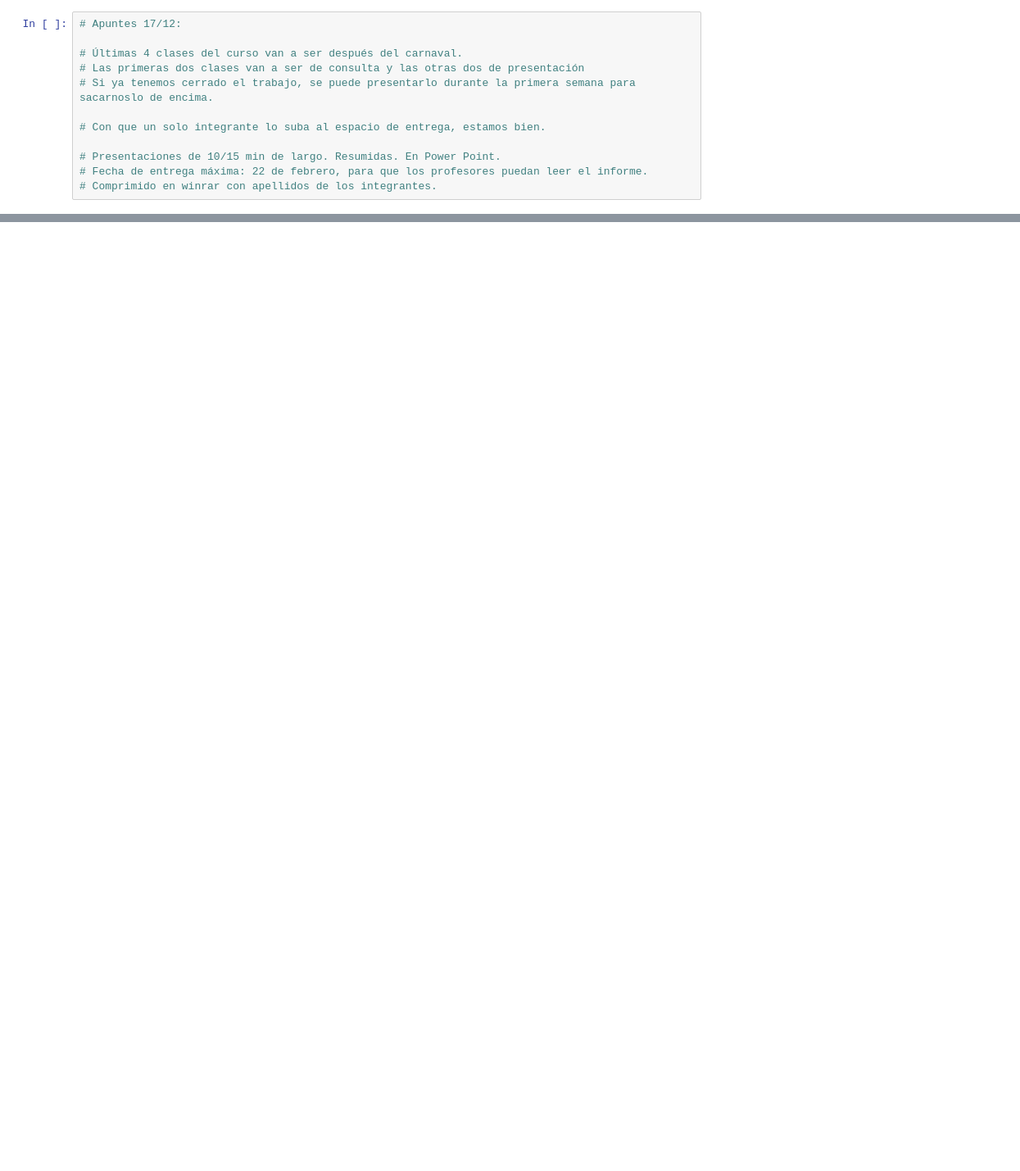
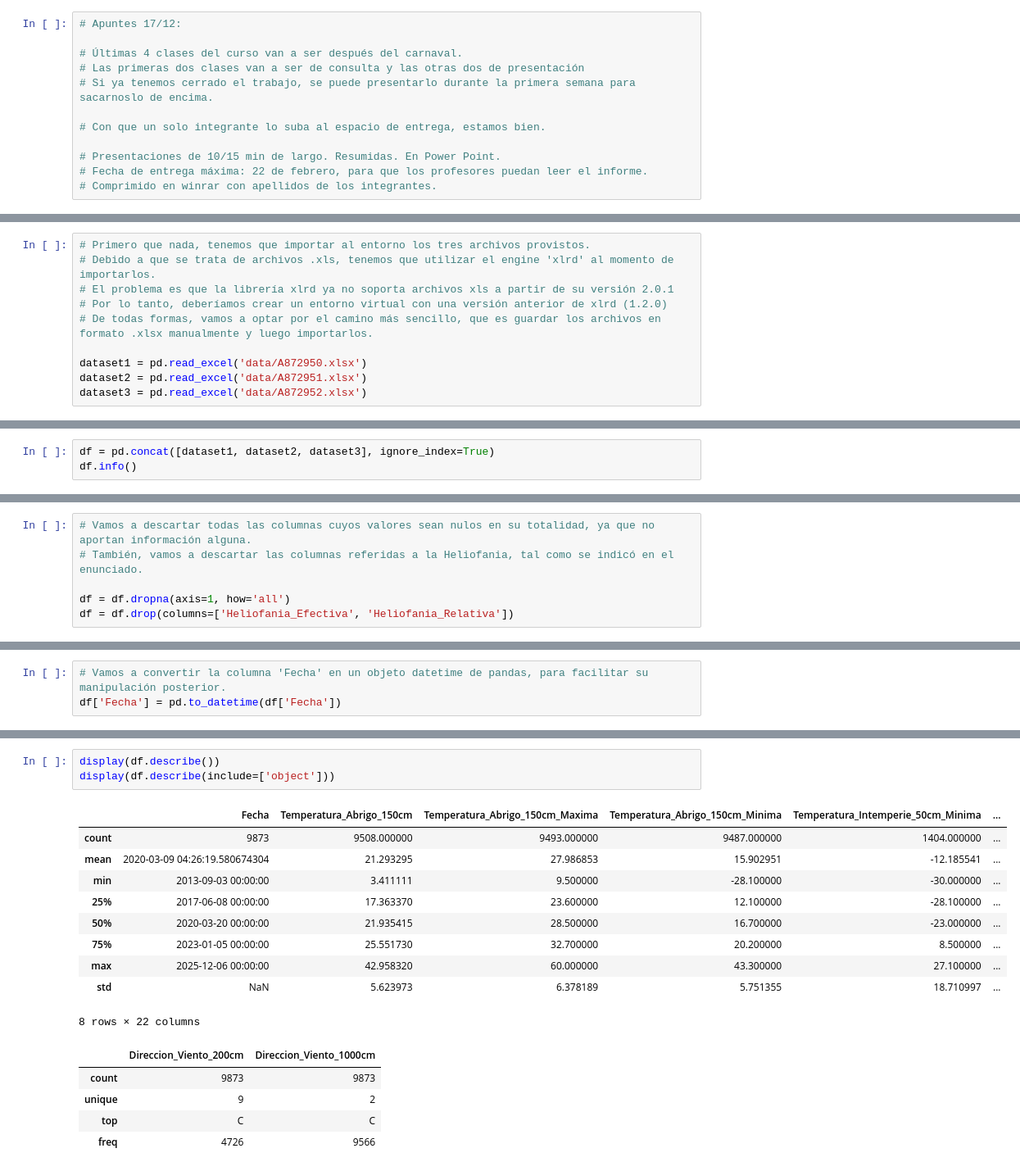
Before and after one commit to cejasmau/tp_aplicaciones, a Jupyter notebook: notebook.ipynb, the cells around one changed output, grey strips where cells are left out. Shown at 82% size. Saved outputs shown, nothing was run; the diff lists cells and outputs as text; blank space fills up the shorter version.

```diff
--- a/notebook.ipynb
+++ b/notebook.ipynb
@@ -60,0 +74,10 @@ learning sobre el dataset provisto por el Sistema de Información y Gestión Agr
+# %%
+# Primero que nada, tenemos que importar al entorno los tres archivos provistos.
+# Debido a que se trata de archivos .xls, tenemos que utilizar el engine 'xlrd' al momento de importarlos.
+# El problema es que la librería xlrd ya no soporta archivos xls a partir de su versión 2.0.1
+# Por lo tanto, deberíamos crear un entorno virtual con una versión anterior de xlrd (1.2.0)
+# De todas formas, vamos a optar por el camino más sencillo, que es guardar los archivos en formato .xlsx manualmente y luego importarlos.
+
+dataset1 = pd.read_excel('data/A872950.xlsx')
+dataset2 = pd.read_excel('data/A872951.xlsx')
+dataset3 = pd.read_excel('data/A872952.xlsx')
@@ -60,0 +118,3 @@ learning sobre el dataset provisto por el Sistema de Información y Gestión Agr
+# %%
+df = pd.concat([dataset1, dataset2, dataset3], ignore_index=True)
+df.info()
@@ -60,0 +139,6 @@ learning sobre el dataset provisto por el Sistema de Información y Gestión Agr
+# %%
+# Vamos a descartar todas las columnas cuyos valores sean nulos en su totalidad, ya que no aportan información alguna.
+# También, vamos a descartar las columnas referidas a la Heliofania, tal como se indicó en el enunciado.
+
+df = df.dropna(axis=1, how='all')
+df = df.drop(columns=['Heliofania_Efectiva', 'Heliofania_Relativa'])
@@ -60,0 +155,3 @@ learning sobre el dataset provisto por el Sistema de Información y Gestión Agr
+# %%
+# Vamos a convertir la columna 'Fecha' en un objeto datetime de pandas, para facilitar su manipulación posterior.
+df['Fecha'] = pd.to_datetime(df['Fecha'])
@@ -60,0 +176,19 @@ learning sobre el dataset provisto por el Sistema de Información y Gestión Agr
+# %%
+display(df.describe())
+display(df.describe(include=['object']))
+# %% [output]
+|  | Fecha | Temperatura_Abrigo_150cm | Temperatura_Abrigo_150cm_Maxima | Temperatura_Abrigo_150cm_Minima | Temperatura_Intemperie_50cm_Minima | ... |
+| count | 9873 | 9508.000000 | 9493.000000 | 9487.000000 | 1404.000000 | ... |
+| mean | 2020-03-09 04:26:19.580674304 | 21.293295 | 27.986853 | 15.902951 | -12.185541 | ... |
+| min | 2013-09-03 00:00:00 | 3.411111 | 9.500000 | -28.100000 | -30.000000 | ... |
+| 25% | 2017-06-08 00:00:00 | 17.363370 | 23.600000 | 12.100000 | -28.100000 | ... |
+| 50% | 2020-03-20 00:00:00 | 21.935415 | 28.500000 | 16.700000 | -23.000000 | ... |
+| 75% | 2023-01-05 00:00:00 | 25.551730 | 32.700000 | 20.200000 | 8.500000 | ... |
+| max | 2025-12-06 00:00:00 | 42.958320 | 60.000000 | 43.300000 | 27.100000 | ... |
+| std | NaN | 5.623973 | 6.378189 | 5.751355 | 18.710997 | ... |
+8 rows × 22 columns
+|  | Direccion_Viento_200cm | Direccion_Viento_1000cm |
+| count | 9873 | 9873 |
+| unique | 9 | 2 |
+| top | C | C |
+| freq | 4726 | 9566 |
```
Also changed, not shown: parts of 23 cells of this notebook, 3 other files.
